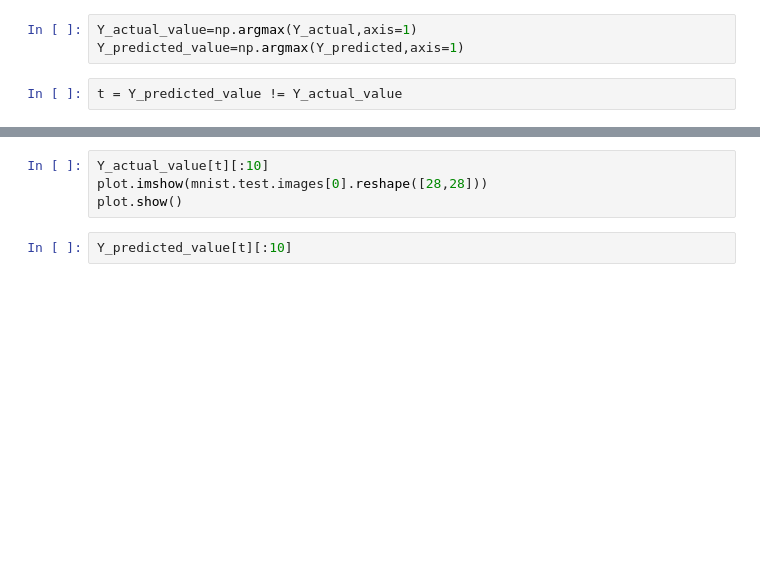
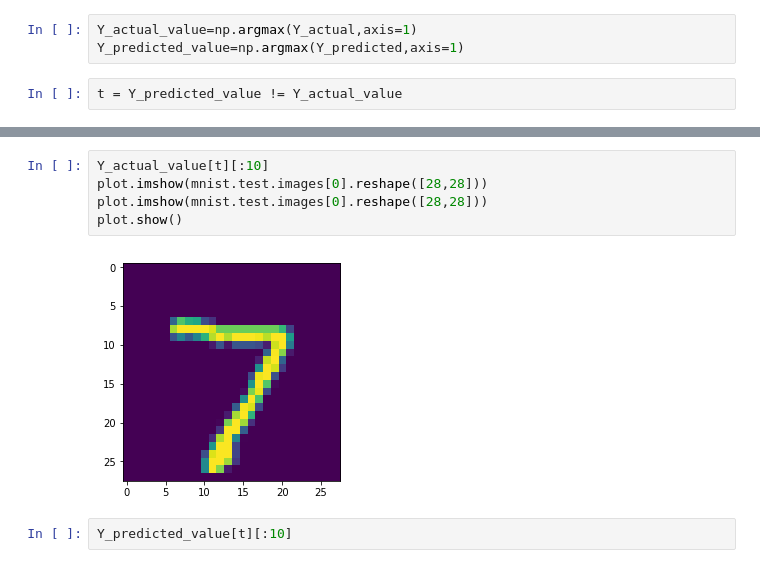
Before and after one commit to Nir0303/tensorflow-learnings, a Jupyter notebook: 02-SimpleModels/nn_classifier.ipynb, the cells around one changed output, grey strips where cells are left out. Saved outputs shown, nothing was run; the diff lists cells and outputs as text; blank space fills up the shorter version.

```diff
--- a/02-SimpleModels/nn_classifier.ipynb
+++ b/02-SimpleModels/nn_classifier.ipynb
@@ -66,6 +102,9 @@ Y_indices[t]
 # %%
 Y_actual_value[t][:10]
 plot.imshow(mnist.test.images[0].reshape([28,28]))
+plot.imshow(mnist.test.images[0].reshape([28,28]))
 plot.show()
+# %% [output]
+[figure, added]
 # %%
 Y_predicted_value[t][:10]
```
Also changed, not shown: parts of 7 cells of this notebook, 4 other files.
